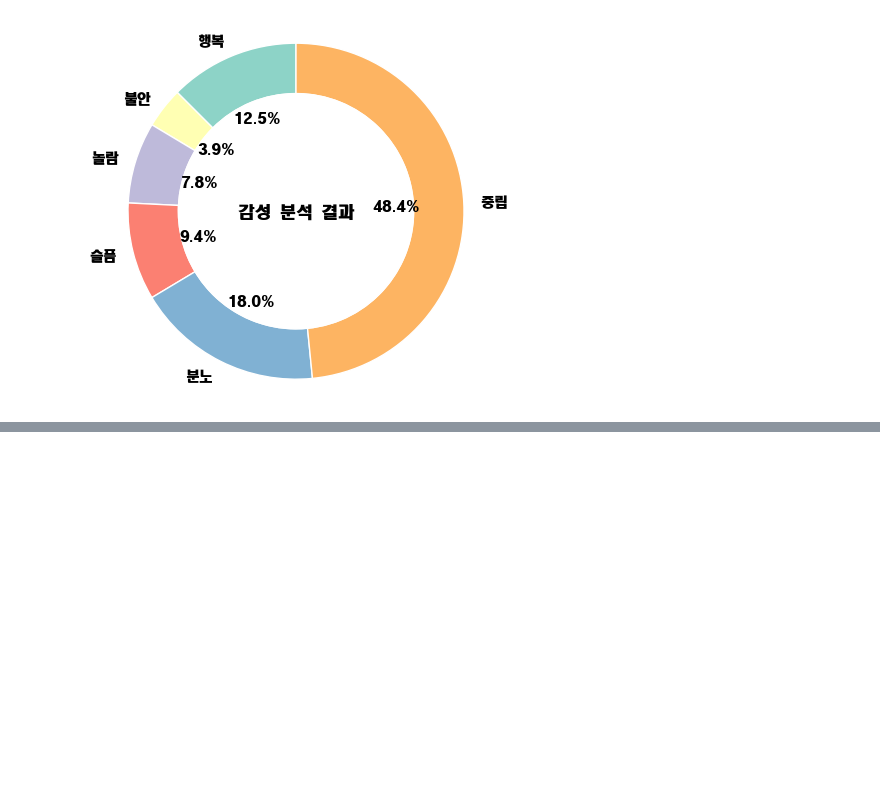
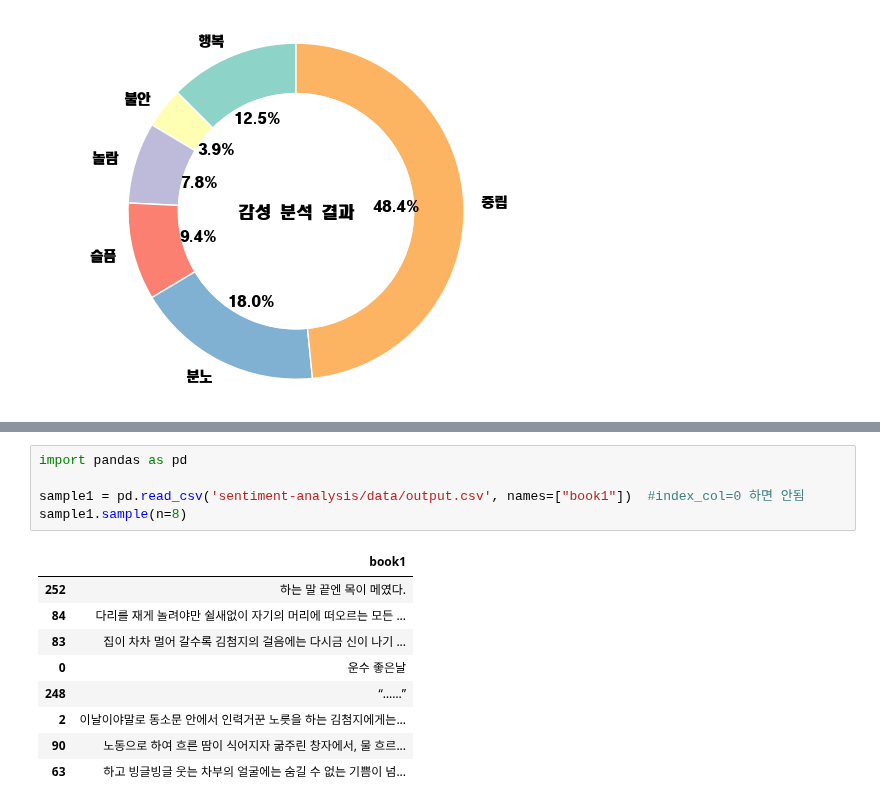
Before and after one commit to Bongwoo2lee/floread, a Jupyter notebook: sentiment-analysis/visualize.ipynb, the cells around one changed output, grey strips where cells are left out. Drawn from its saved outputs; the diff is of its cells as text; blank space fills up the shorter version.

```diff
--- a/sentiment-analysis/visualize.ipynb
+++ b/sentiment-analysis/visualize.ipynb
@@ -181,0 +196,15 @@ plt.show()
+# %%
+import pandas as pd
+
+sample1 = pd.read_csv('sentiment-analysis/data/output.csv', names=["book1"])  #index_col=0 하면 안됨
+sample1.sample(n=8)
+# %% [output]
+|  | book1 |
+| 252 | 하는 말 끝엔 목이 메였다. |
+| 84 | 다리를 재게 놀려야만 쉴새없이 자기의 머리에 떠오르는 모든 ... |
+| 83 | 집이 차차 멀어 갈수록 김첨지의 걸음에는 다시금 신이 나기 ... |
+| 0 | 운수 좋은날 |
+| 248 | “……” |
+| 2 | 이날이야말로 동소문 안에서 인력거꾼 노릇을 하는 김첨지에게는... |
+| 90 | 노동으로 하여 흐른 땀이 식어지자 굶주린 창자에서, 물 흐르... |
+| 63 | 하고 빙글빙글 웃는 차부의 얼굴에는 숨길 수 없는 기쁨이 넘... |
```
Also changed, not shown: parts of 7 cells of this notebook, 2 other files.
